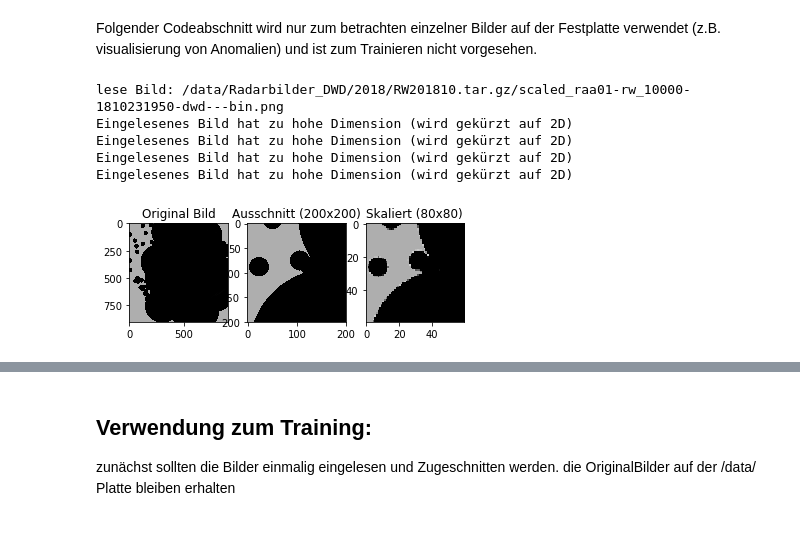
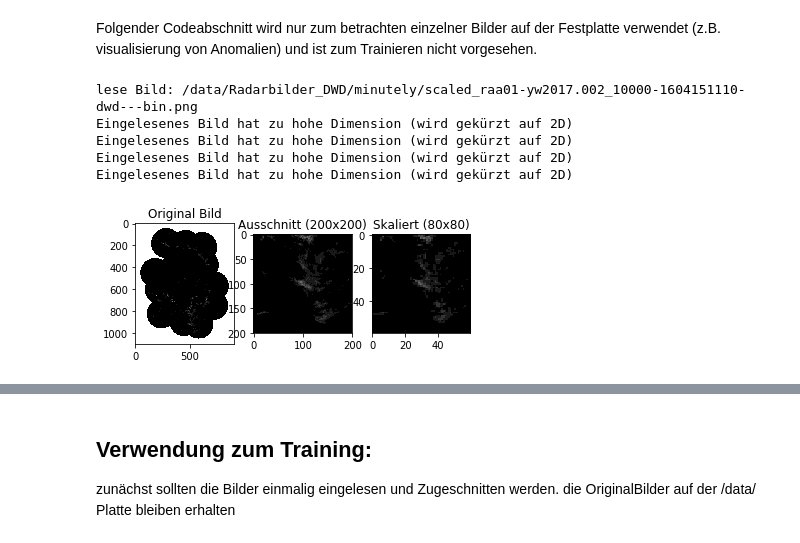
Before and after one commit to thgnaedi/DeepRain, a Jupyter notebook: Data/Anwendung simple_image_script.ipynb, the cells around one changed output, grey strips where cells are left out. Cells and saved outputs as stored; diff of their text form; code cells hidden in the pictures.

Commit message:
testcases for images of 2016

```diff
--- a/Data/Anwendung simple_image_script.ipynb
+++ b/Data/Anwendung simple_image_script.ipynb
@@ -8,33 +10,34 @@ import simple_image_script as sis
 Folgender Codeabschnitt wird nur zum betrachten einzelner Bilder auf der Festplatte verwendet (z.B. visualisierung von Anomalien) und ist zum Trainieren nicht vorgesehen.
 # %%
 # Arbeiten direkt auf Bildern geht mit der Funktion:
+SUBIMG_TUPLE = ((820, 400), (200, 200))
 
 #path = "/data/Radarbilder_DWD/TEST/raa01-rw_10000-0506301650-dwd---bin.gz.png"        # RGBA Bild
-path = "/data/Radarbilder_DWD/2018/RW201810.tar.gz/scaled_raa01-rw_10000-1810231950-dwd---bin.png"#"/data/Radarbilder_DWD/TEST/scaled_raa01-rw_10000-0506301650-dwd---bin.gz.png" # Grayscale Bild
+path = "/data/Radarbilder_DWD/minutely/scaled_raa01-yw2017.002_10000-1604151110-dwd---bin.png"#"/data/Radarbilder_DWD/TEST/scaled_raa01-rw_10000-0506301650-dwd---bin.gz.png" # Grayscale Bild
 print("lese Bild:", path)
 # Einfaches einlesen eines Bildes:
 OriginalBild = sis.open_one_img(path)
 # Auswählen eines Ausschnittes (zb. region 200x200 Pixel um Konstanz):
-Ausschnitt = sis.open_one_img(path, _subimg=((500, 500), (200, 200)))
+Ausschnitt = sis.open_one_img(path, _subimg=SUBIMG_TUPLE)
 # Skalierter output -> output-Bildgröße = 60x60
-Skaliert = sis.open_one_img(path, _resize_shape=60)
+Skaliert = sis.open_one_img(path, _subimg=SUBIMG_TUPLE, _resize_shape=60)
 # alles in einem, mit show_result -> öffnet Plot, welcher die einzelnen Schritte zeigt
-Demo = sis.open_one_img(path, _subimg=((100, 100), (200, 200)), _resize_shape=(60, 60), raiseError=True, show_result=True)
+Demo = sis.open_one_img(path, _subimg=SUBIMG_TUPLE, _resize_shape=(60, 60), raiseError=True, show_result=True, vmax=10)
 
 # _subimg:       Tupel mit start Koordinate und größe des Auschnitts
 # _resize_shape: Tupel oder int mit gewünschter outputgröße (_resize_shape=30 bedeutet 30x30 pixel)
 # raiseError:    True = schmeißt Fehler, wenn nicht alles nach Plan verläuft (z.B. subimg nicht möglich), False liefert dann noch größtmögliches Bild
 # show_result:   True = Zeigt die drei Bilder zu den eingegebenen Parametern (OriginalBild, Ausschnitt, Skaliert)
 # Falls die Meldung: Eingelesenes Bild hat zu hohe Dimension (wird gekürzt auf 2D) kommt,
 #                    handelt es sich um ein RGB oder RGBA Bild!
 
 #print("zum vergleich, die RGBA-Bilder sehen wie folgt aus (selbes Bild, selber Ausschnitt, selbe Skalierung):")
 #path = "/data/Radarbilder_DWD/TEST/raa01-rw_10000-0506301650-dwd---bin.gz.png"        # RGBA Bild
 #Demo = sis.open_one_img(path, _subimg=((100, 100), (200, 200)), _resize_shape=(60, 60), raiseError=True, show_result=True)
 # %% [output]
-lese Bild: /data/Radarbilder_DWD/2018/RW201810.tar.gz/scaled_raa01-rw_10000-1810231950-dwd---bin.png
+lese Bild: /data/Radarbilder_DWD/minutely/scaled_raa01-yw2017.002_10000-1604151110-dwd---bin.png
 Eingelesenes Bild hat zu hohe Dimension (wird gekürzt auf 2D)
 Eingelesenes Bild hat zu hohe Dimension (wird gekürzt auf 2D)
 Eingelesenes Bild hat zu hohe Dimension (wird gekürzt auf 2D)
 Eingelesenes Bild hat zu hohe Dimension (wird gekürzt auf 2D)
-[figure, old version]
+[figure, new version]
```
Also changed, not shown: parts of 12 cells of this notebook, 1 other file.
